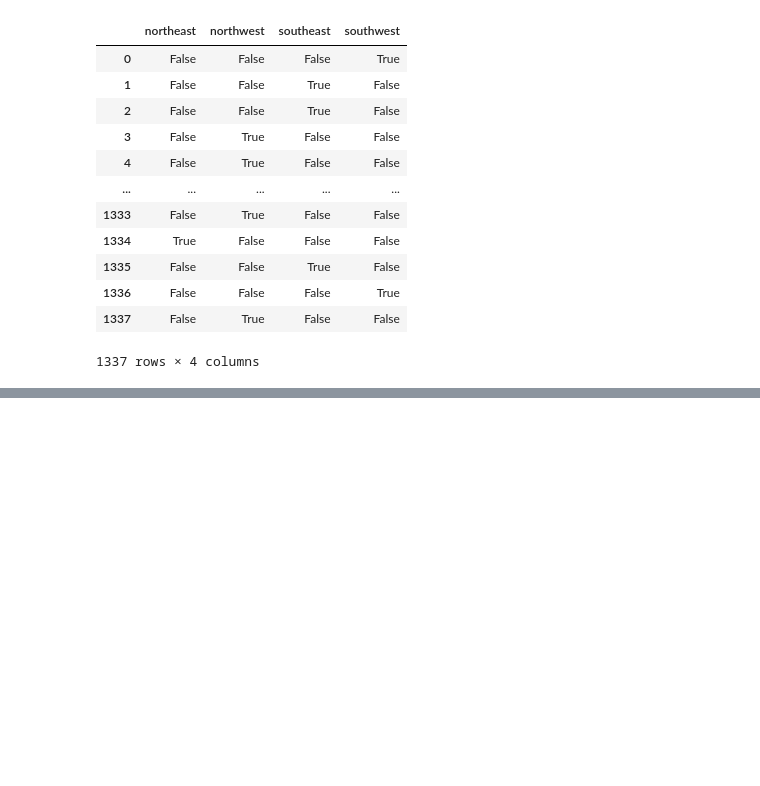
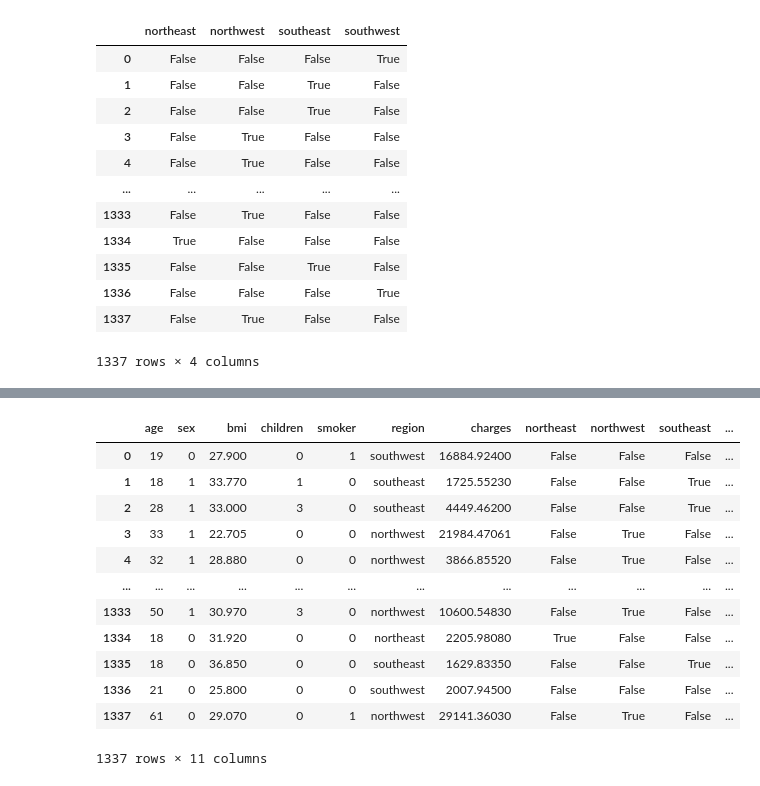
Before and after one commit to NandiSoham/Estimating-Healthcare-Insurance-Expenses-through-Machine-Learning, a Jupyter notebook: notebook.ipynb, the cells around one changed output, grey strips where cells are left out. Saved outputs shown, nothing was run; the diff lists cells and outputs as text; code cells hidden in the pictures; blank space fills up the shorter version.

Commit message:
incorporated regional factors and removed redundancy

```diff
--- a/notebook.ipynb
+++ b/notebook.ipynb
@@ -147,0 +154,19 @@ one_hot_encode
+# %%
+df1 = pd.concat([df, one_hot_encode], axis=1)
+
+#--- Inspect data ---
+df1
+# %% [output]
+|  | age | sex | bmi | children | smoker | region | charges | northeast | northwest | southeast | ... |
+| 0 | 19 | 0 | 27.900 | 0 | 1 | southwest | 16884.92400 | False | False | False | ... |
+| 1 | 18 | 1 | 33.770 | 1 | 0 | southeast | 1725.55230 | False | False | True | ... |
+| 2 | 28 | 1 | 33.000 | 3 | 0 | southeast | 4449.46200 | False | False | True | ... |
+| 3 | 33 | 1 | 22.705 | 0 | 0 | northwest | 21984.47061 | False | True | False | ... |
+| 4 | 32 | 1 | 28.880 | 0 | 0 | northwest | 3866.85520 | False | True | False | ... |
+| ... | ... | ... | ... | ... | ... | ... | ... | ... | ... | ... | ... |
+| 1333 | 50 | 1 | 30.970 | 3 | 0 | northwest | 10600.54830 | False | True | False | ... |
+| 1334 | 18 | 0 | 31.920 | 0 | 0 | northeast | 2205.98080 | True | False | False | ... |
+| 1335 | 18 | 0 | 36.850 | 0 | 0 | southeast | 1629.83350 | False | False | True | ... |
+| 1336 | 21 | 0 | 25.800 | 0 | 0 | southwest | 2007.94500 | False | False | False | ... |
+| 1337 | 61 | 0 | 29.070 | 0 | 1 | northwest | 29141.36030 | False | True | False | ... |
+1337 rows × 11 columns
```
Also changed, not shown: parts of 3 cells of this notebook.
